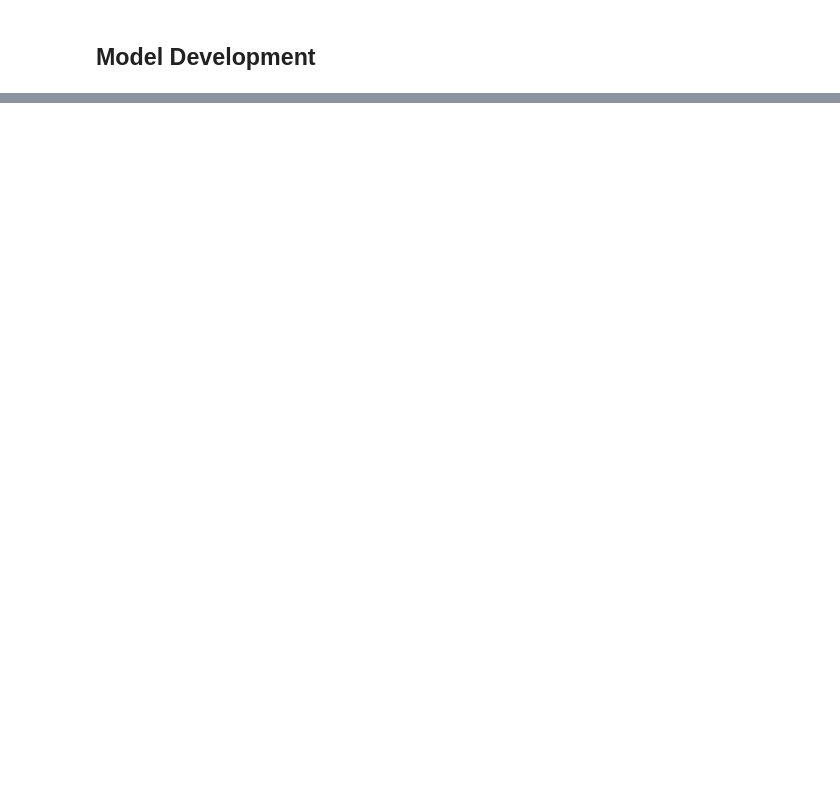
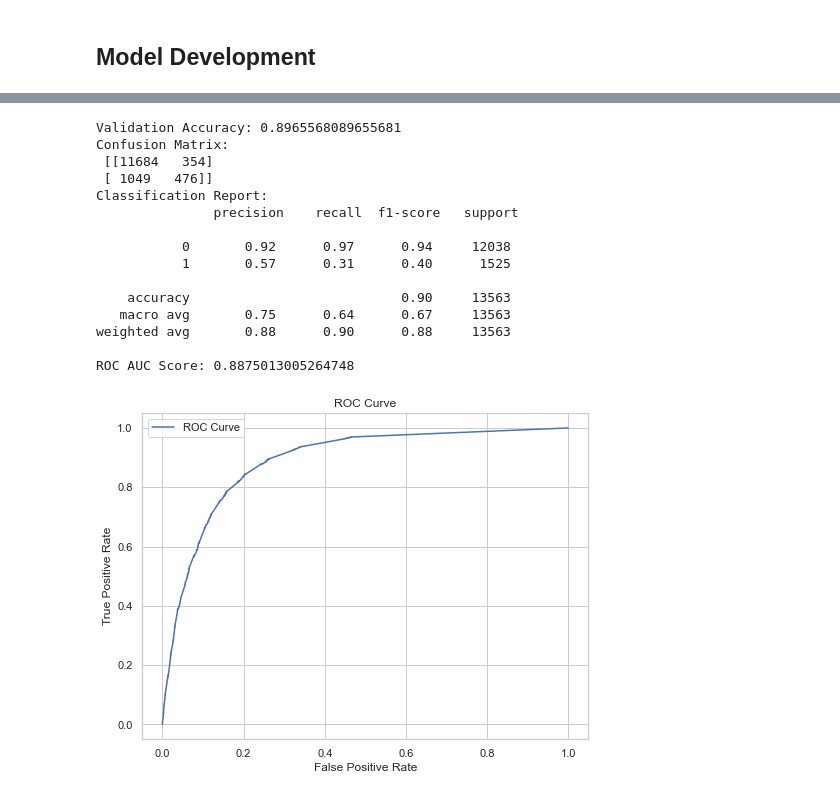
Before and after one commit to CalebMcCurdy/Bank-Term-Deposit-Predictions, a Jupyter notebook: Final Project.ipynb, the cells around one changed output, grey strips where cells are left out. Cells and saved outputs as stored; diff of their text form; code cells hidden in the pictures; blank space fills up the shorter version.

```diff
--- a/Final Project.ipynb
+++ b/Final Project.ipynb
@@ -1158,0 +1074,3 @@ plt.show()
+# %%
+#X_val_new = X_val_trans[X_pca_df.columns]
+y_val_pred = boost_random.predict(X_val_trans)
@@ -1158,0 +1102,47 @@ plt.show()
+# %%
+# Calculate accuracy on the validation set
+accuracy = accuracy_score(y_val, y_val_pred)
+print("Validation Accuracy:", accuracy)
+
+# Display confusion matrix
+confusion = confusion_matrix(y_val, y_val_pred)
+print("Confusion Matrix:\n", confusion)
+
+# Conduct classification report
+report = classification_report(y_val, y_val_pred)
+print("Classification Report:\n", report)
+
+# Calculate ROC AUC
+y_prob = boost_random.predict_proba(X_val_trans)[:, 1]
+roc_auc = roc_auc_score(y_val, y_prob)
+print("ROC AUC Score:", roc_auc)
+
+# Generate ROC curve
+fpr, tpr, _ = roc_curve(y_val, y_prob)
+
+# Display ROC curve
+import matplotlib.pyplot as plt
+plt.figure(figsize=(8, 6))
+plt.plot(fpr, tpr, label="ROC Curve")
+plt.xlabel("False Positive Rate")
+plt.ylabel("True Positive Rate")
+plt.title("ROC Curve")
+plt.legend()
+plt.show()
+# %% [output]
+Validation Accuracy: 0.8965568089655681
+Confusion Matrix:
+ [[11684   354]
+ [ 1049   476]]
+Classification Report:
+               precision    recall  f1-score   support
+
+           0       0.92      0.97      0.94     12038
+           1       0.57      0.31      0.40      1525
+
+    accuracy                           0.90     13563
+   macro avg       0.75      0.64      0.67     13563
+weighted avg       0.88      0.90      0.88     13563
+
+ROC AUC Score: 0.8875013005264748
+[figure, added]
```
Also changed, not shown: parts of 91 cells of this notebook.
